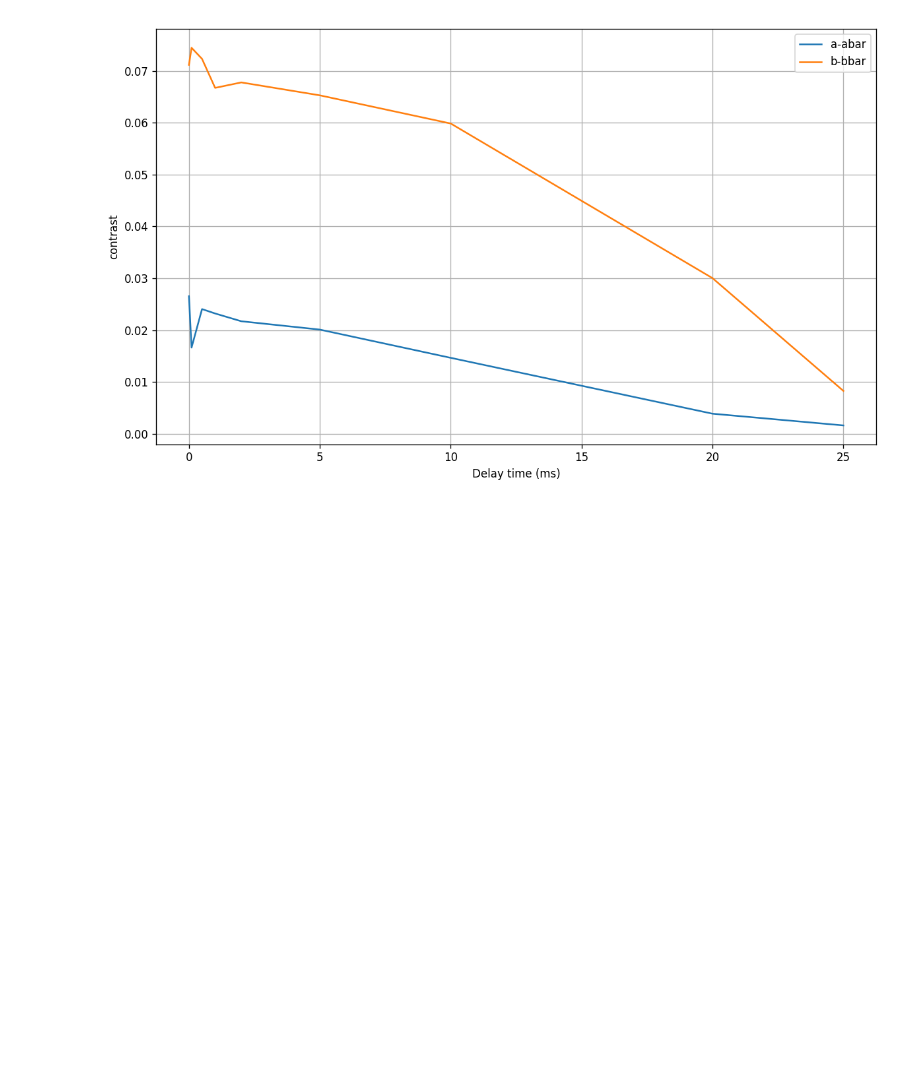
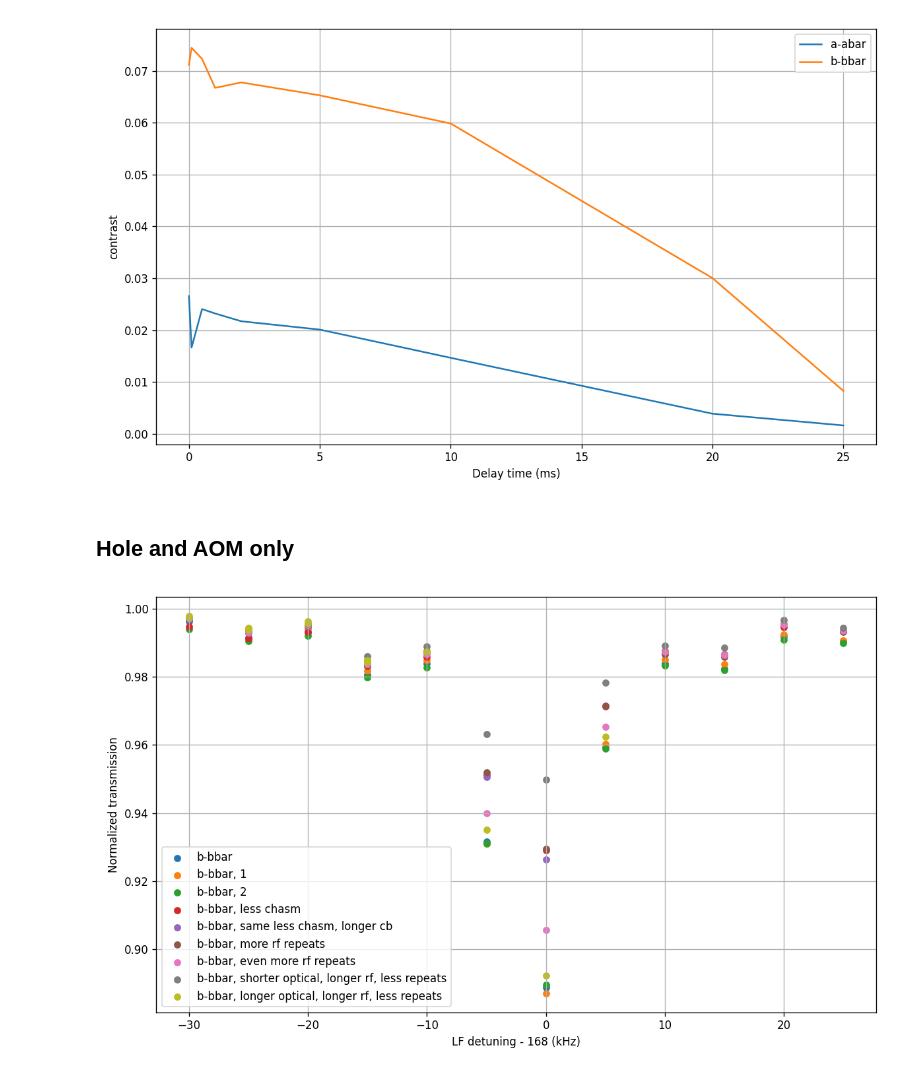
Before and after one commit to vuthalab/onix, a Jupyter notebook: analysis/lf_spectroscopy.ipynb, the cells around one changed output. Cells and saved outputs as stored; diff of their text form; code cells hidden in the pictures; blank space fills up the shorter version.

```diff
--- a/analysis/lf_spectroscopy.ipynb
+++ b/analysis/lf_spectroscopy.ipynb
@@ -555,3 +548,5 @@ plt.tight_layout()
 plt.show()
 # %% [output]
 [figure]
+# %% [markdown]
+## Hole and AOM only
@@ -557,0 +584,29 @@ plt.show()
+# %%
+data = {
+    "b-bbar": (534491, 534502),
+    "b-bbar, 1": (534503, 534514),
+    "b-bbar, 2": (534572, 534583),
+    "b-bbar, less chasm": (534584, 534595),
+    "b-bbar, same less chasm, longer cb": (534596, 534602),
+    "b-bbar, more rf repeats": (534603, 534614),
+    "b-bbar, even more rf repeats": (534615, 534626),
+    "b-bbar, shorter optical, longer rf, less repeats": (534627, 534638),
+    "b-bbar, longer optical, longer rf, less repeats": (534639, 534650),
+}
+
+fig, ax = plt.subplots(figsize = (10, 6), dpi = 120)
+for ll, (label, data_range) in enumerate(data.items()):
+    data_list = data_identification_to_list(data_range)
+    ratios, headers = get_voltage_ratios(data_list)
+    xs = [header["params"]["lf"]["detuning"].to("kHz").magnitude for header in headers]
+    ys = ratios
+    ax.scatter(xs, ys, label=label, s = 30)
+
+ax.set_xlabel(f"LF detuning - {headers[0]["params"]["lf"]["center_frequency"].to("kHz").magnitude} (kHz)")
+ax.set_ylabel("Normalized transmission")
+ax.legend()
+ax.grid()
+plt.tight_layout()
+plt.show()
+# %% [output]
+[figure, added]
```
Also changed, not shown: parts of 4 cells of this notebook, 2 other files.
